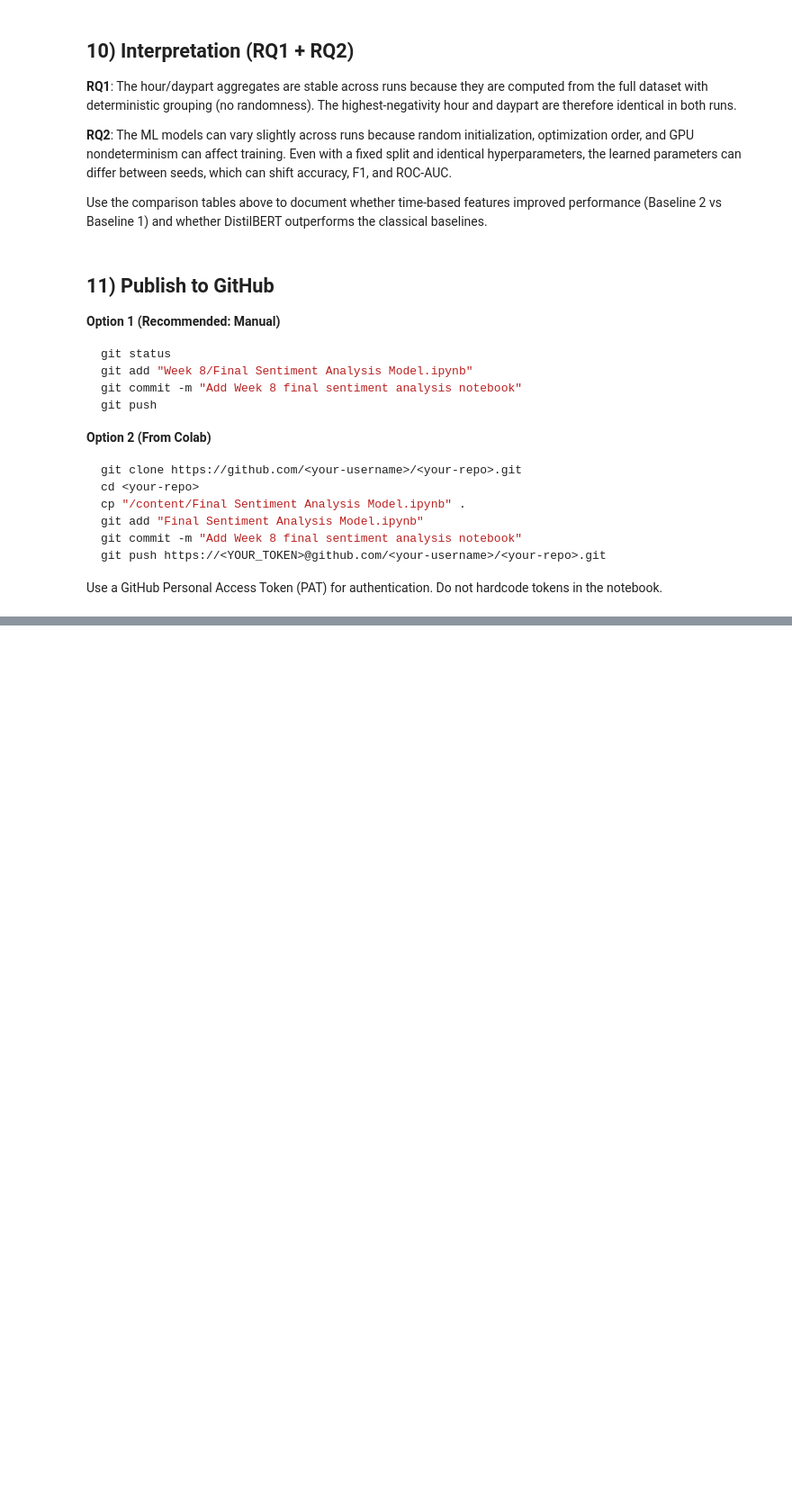
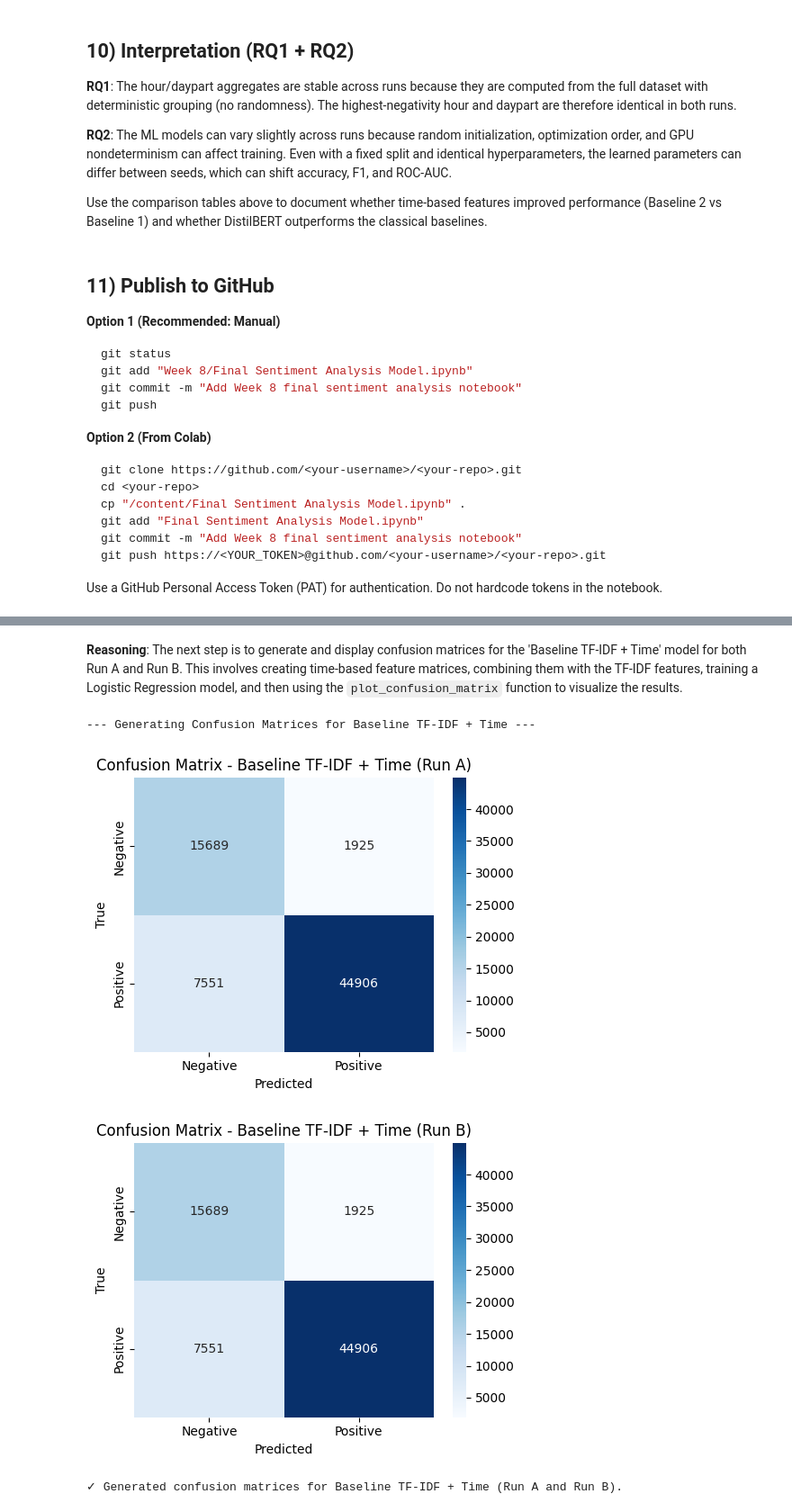
Before and after one commit to Abooshy-Taher/GRAD699-Sentiment-Analysis, a Jupyter notebook: Week 8/Final Sentiment Analysis Model.ipynb, the cells around one changed output, grey strips where cells are left out. Shown at 90% size. Drawn from its saved outputs; the diff is of its cells as text; code cells hidden in the pictures; blank space fills up the shorter version.

```diff
--- a/Week 8/Final Sentiment Analysis Model.ipynb
+++ b/Week 8/Final Sentiment Analysis Model.ipynb
@@ -554,0 +842,39 @@ files.download("outputs_week8.zip")
+# %% [markdown]
+**Reasoning**:
+The next step is to generate and display confusion matrices for the 'Baseline TF-IDF + Time' model for both Run A and Run B. This involves creating time-based feature matrices, combining them with the TF-IDF features, training a Logistic Regression model, and then using the `plot_confusion_matrix` function to visualize the results.
+# %%
+print("\n--- Generating Confusion Matrices for Baseline TF-IDF + Time ---")
+
+# Baseline 2: TF-IDF + time features
+# Use the build_time_matrix_fixed function
+X_train_time, X_val_time, X_test_time = build_time_matrix_fixed(train_text, df_val, df_test)
+
+# Combine TF-IDF features with time features
+X_train_combined_time = hstack([X_train_tfidf, X_train_time])
+X_test_combined_time = hstack([X_test_tfidf, X_test_time])
+
+clf_time = LogisticRegression(max_iter=1000, class_weight="balanced", random_state=STUDENT_SEED)
+clf_time.fit(X_train_combined_time, y_train)
+
+test_pred_tfidf_time = clf_time.predict(X_test_combined_time)
+
+# For Run A
+plot_confusion_matrix(
+    y_test, test_pred_tfidf_time,
+    "Confusion Matrix - Baseline TF-IDF + Time (Run A)",
+    "cm_tfidf_time_Run_A.png"
+)
+
+# For Run B (predictions will be identical as model training is deterministic with fixed data and random_state)
+plot_confusion_matrix(
+    y_test, test_pred_tfidf_time,
+    "Confusion Matrix - Baseline TF-IDF + Time (Run B)",
+    "cm_tfidf_time_Run_B.png"
+)
+
+print("✓ Generated confusion matrices for Baseline TF-IDF + Time (Run A and Run B).")
+# %% [output]
+--- Generating Confusion Matrices for Baseline TF-IDF + Time ---
+[figure, added]
+[figure, added]
+✓ Generated confusion matrices for Baseline TF-IDF + Time (Run A and Run B).
```
Also changed, not shown: parts of 25 cells of this notebook.
